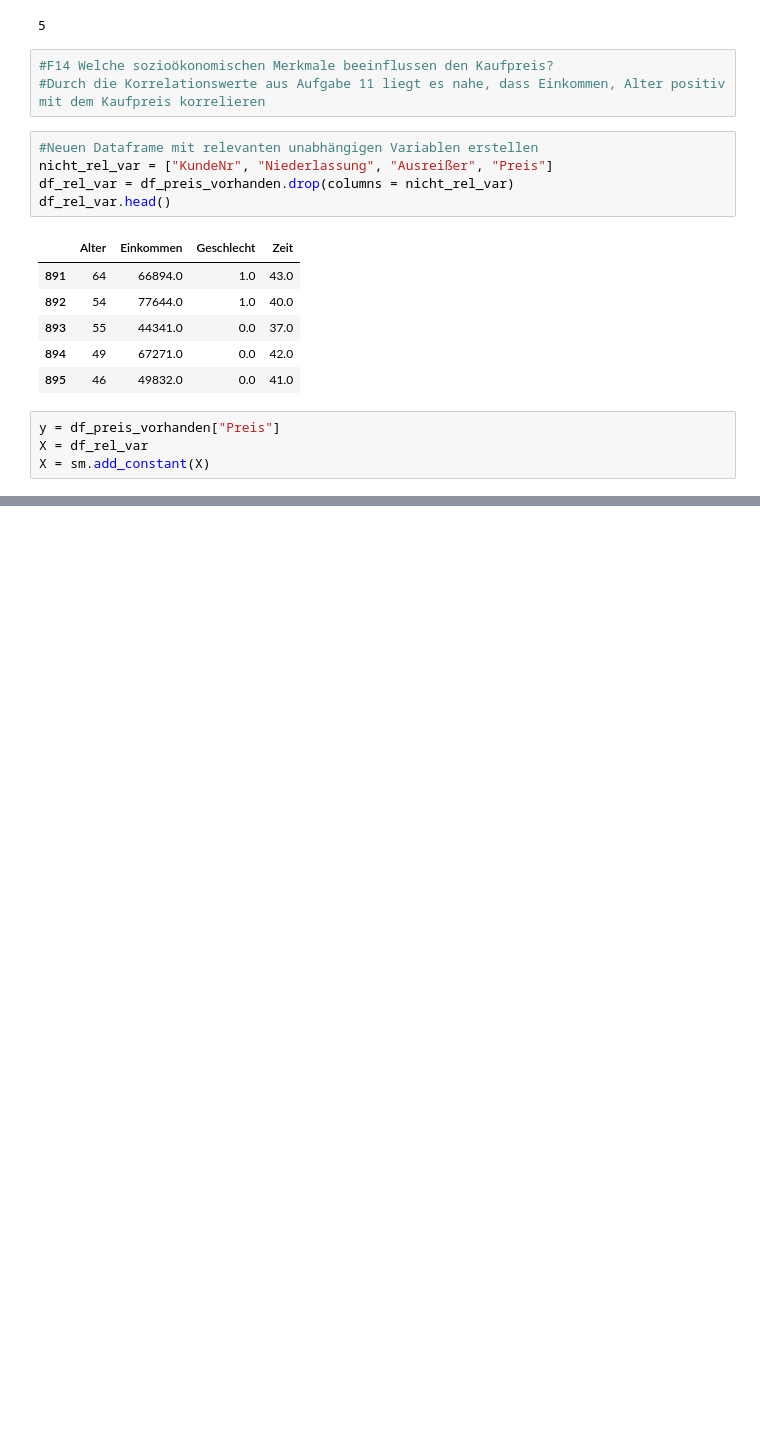
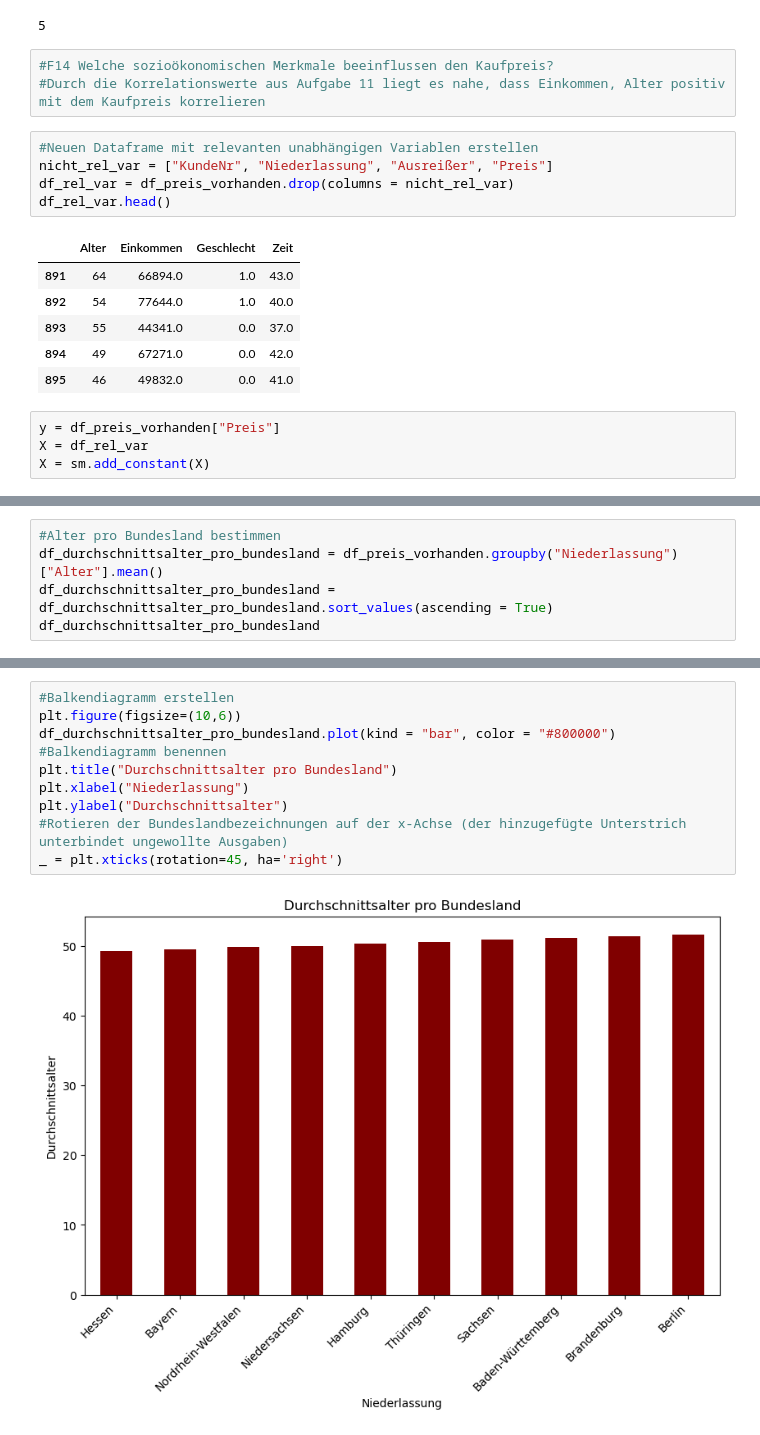
Before and after one commit to Kkilka422/final_projectSS24_Group2, a Jupyter notebook: Hauptdatei.ipynb, the cells around one changed output, grey strips where cells are left out. Cells and saved outputs as stored; diff of their text form; blank space fills up the shorter version.

```diff
--- a/Hauptdatei.ipynb
+++ b/Hauptdatei.ipynb
@@ -417,0 +469,5 @@ dtype: float64
+# %%
+#Alter pro Bundesland bestimmen
+df_durchschnittsalter_pro_bundesland = df_preis_vorhanden.groupby("Niederlassung")["Alter"].mean()
+df_durchschnittsalter_pro_bundesland = df_durchschnittsalter_pro_bundesland.sort_values(ascending = True)
+df_durchschnittsalter_pro_bundesland
@@ -417,0 +487,12 @@ dtype: float64
+# %%
+#Balkendiagramm erstellen
+plt.figure(figsize=(10,6))
+df_durchschnittsalter_pro_bundesland.plot(kind = "bar", color = "#800000")
+#Balkendiagramm benennen
+plt.title("Durchschnittsalter pro Bundesland")
+plt.xlabel("Niederlassung")
+plt.ylabel("Durchschnittsalter")
+#Rotieren der Bundeslandbezeichnungen auf der x-Achse (der hinzugefügte Unterstrich unterbindet ungewollte Ausgaben)
+_ = plt.xticks(rotation=45, ha='right')
+# %% [output]
+[figure, added]
```
Also changed, not shown: parts of 28 cells of this notebook.
